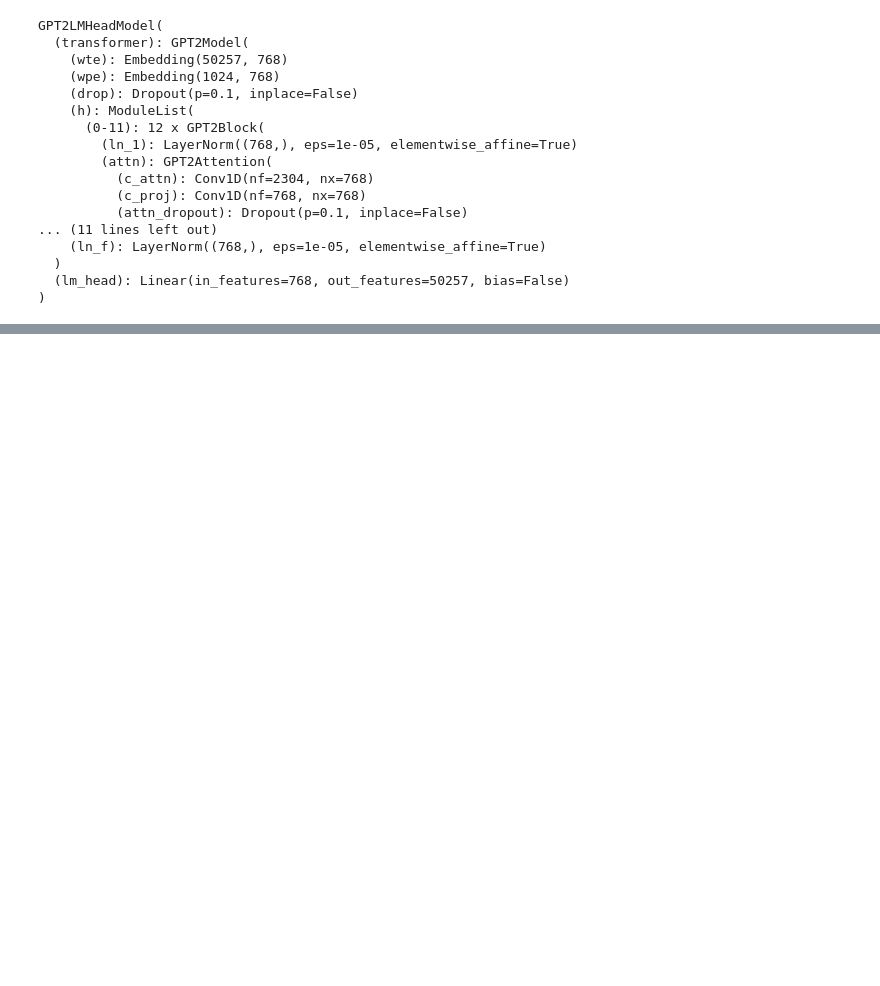
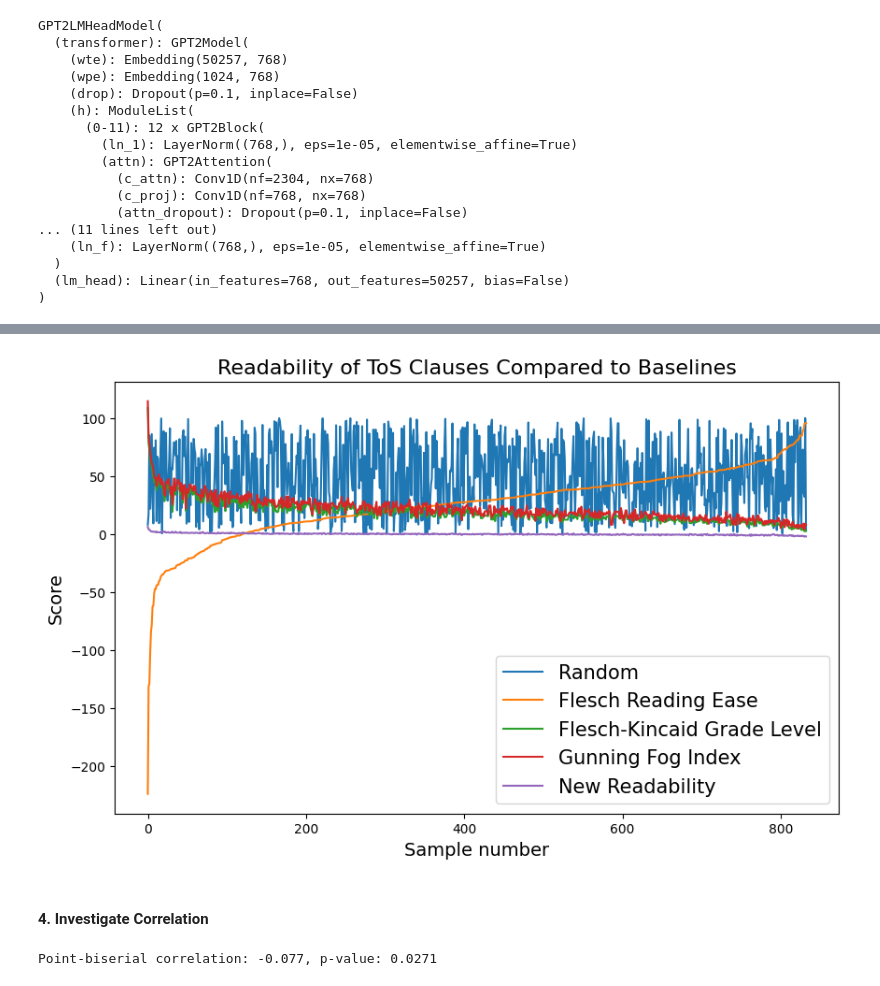
Before and after one commit to kristinemcl/tos-analysis, a Jupyter notebook: analyze.ipynb, the cells around one changed output, grey strips where cells are left out. Cells and saved outputs as stored; diff of their text form; code cells hidden in the pictures; blank space fills up the shorter version.

```diff
--- a/analyze.ipynb
+++ b/analyze.ipynb
@@ -314,7 +314,7 @@ def get_linguistic_features(text):
         "verb_ratio": verb_ratio,
         "adj_ratio": adj_ratio,
         "fre": fre,
-        "gunning_fog": fog,
+        "fog": fog,
         "tree_depth": max_tree_depth
     }
 # %%
@@ -371,7 +391,7 @@ feature_df = compute_all_features(readability_baselines, "text")
 # %%
 # Build composite readability score. Using PCA
 def build_composite_score(df):
-    features = df["avg_sent_len", "avg_word_len", "noun_ratio", "verb_ratio", "adj_ratio", "fre", "gunning_fog", "tree_depth", "surprisal"].copy()
+    features = df[["avg_sent_len", "avg_word_len", "noun_ratio", "verb_ratio", "adj_ratio", "fre", "fog", "tree_depth", "surprisal"]].copy()
 
     # Fill any missing values with median
     features = features.fillna(features.median())
@@ -388,4 +408,7 @@ def build_composite_score(df):
 
     # Add score to dataframe
     df["readability"] = pca_weighted_sum
-    return df
+    return df, {"scaler": scaler, "pca": pca}
+# %%
+feature_df, model = build_composite_score(feature_df)
+feature_df.head()
@@ -391,0 +493,29 @@ def build_composite_score(df):
+# %%
+results_sorted = feature_df.sort_values(by='flesch_ease', ascending=True)
+# %%
+# Generate plot to visualize results
+x = list(range(0, len(results_sorted)))
+plt.figure(figsize=(10, 6))
+plt.plot(x, results_sorted['random'].tolist(), label='Random')
+plt.plot(x, results_sorted['flesch_ease'].tolist(), label='Flesch Reading Ease')
+plt.plot(x, results_sorted['fk_grade'].tolist(), label='Flesch-Kincaid Grade Level')
+plt.plot(x, results_sorted['gunning_fog'].tolist(), label='Gunning Fog Index')
+plt.plot(x, results_sorted['readability'].tolist(), label='New Readability')
+
+plt.xlabel('Sample number', fontsize=14)
+plt.ylabel('Score', fontsize=14)
+plt.title('Readability of ToS Clauses Compared to Baselines', fontsize=16)
+
+plt.legend(fontsize=15)
+plt.show()
+# %% [output]
+[figure, added]
+# %% [markdown]
+<h4>4. Investigate Correlation</h4>
+# %%
+from scipy.stats import pointbiserialr
+
+corr, p_value = pointbiserialr(feature_df['unfair'], feature_df['readability'])
+print(f"Point-biserial correlation: {corr:.3f}, p-value: {p_value:.3g}")
+# %% [output]
+Point-biserial correlation: -0.077, p-value: 0.0271
```
Also changed, not shown: parts of 9 cells of this notebook.
